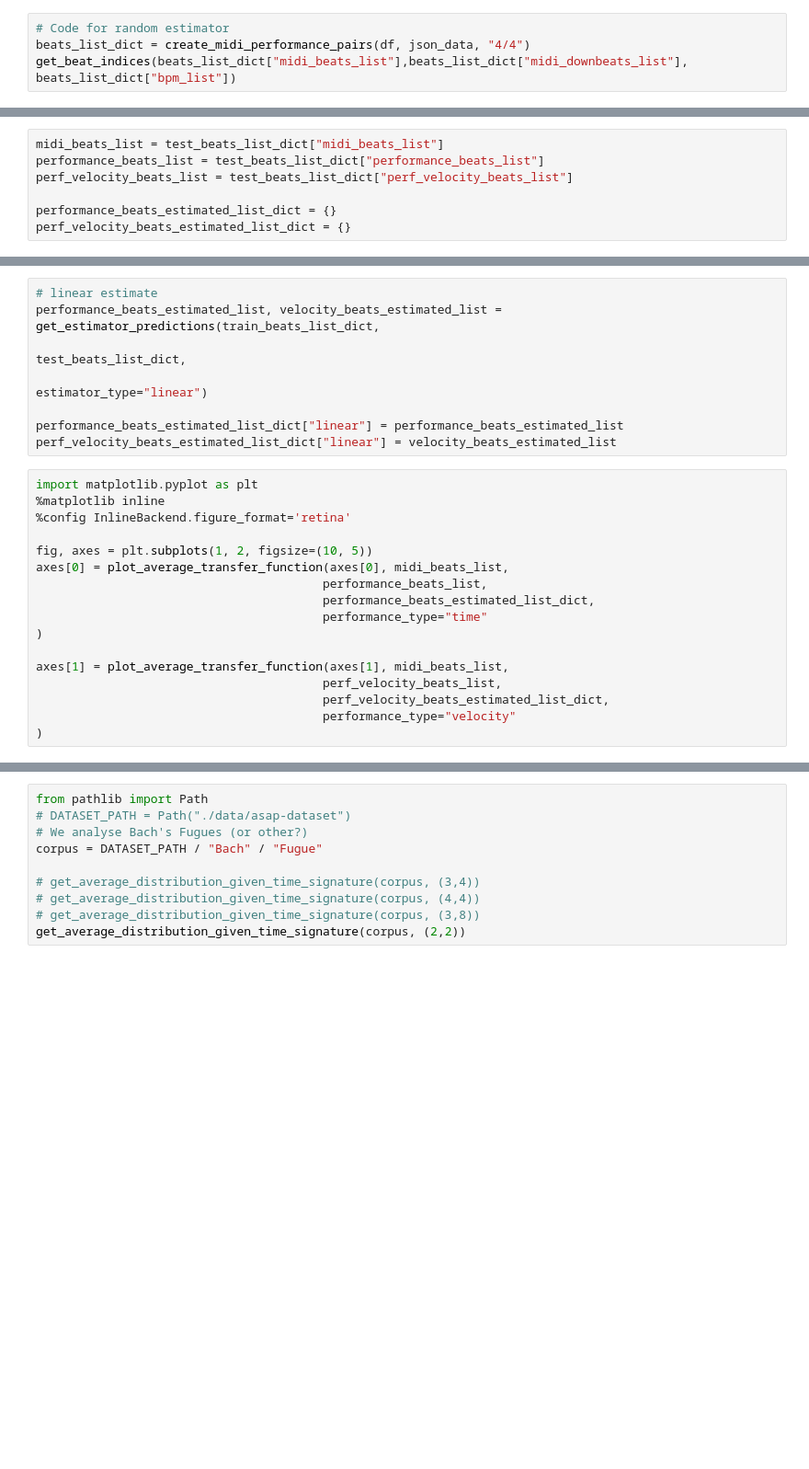
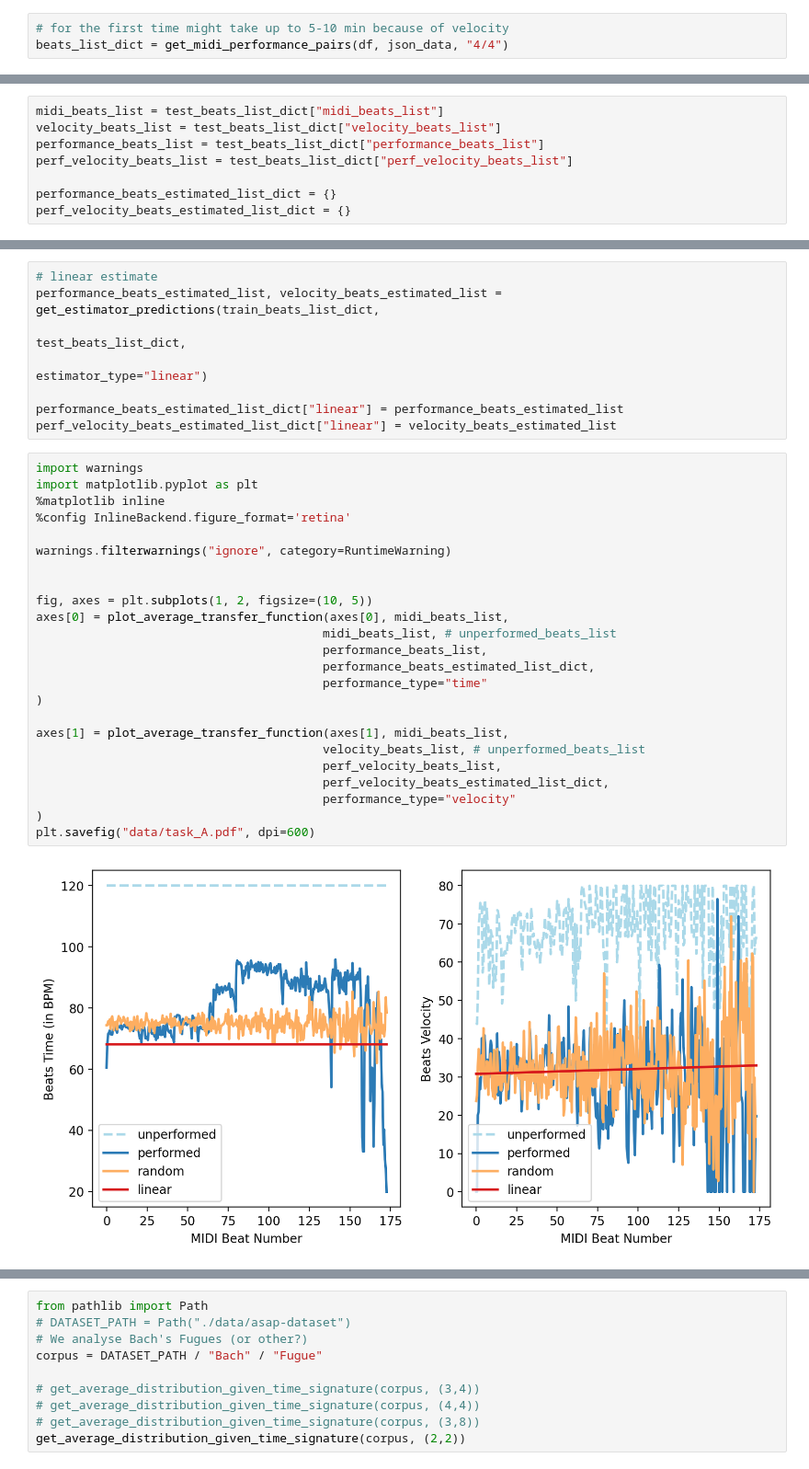
Before and after one commit to TalosSources/digital_musicology_homework_1, a Jupyter notebook: experiments.ipynb, the cells around one changed output, grey strips where cells are left out. Shown: that part at 92% size. Drawn from its saved outputs; the diff is of its cells as text; blank space fills up the shorter version.

Commit message:
Estimator and plot update

```diff
--- a/experiments.ipynb
+++ b/experiments.ipynb
@@ -21,5 +28,4 @@ df.head(100)
 # %%
-# Code for random estimator
-beats_list_dict = create_midi_performance_pairs(df, json_data, "4/4")
-get_beat_indices(beats_list_dict["midi_beats_list"],beats_list_dict["midi_downbeats_list"], beats_list_dict["bpm_list"])
+# for the first time might take up to 5-10 min because of velocity
+beats_list_dict = get_midi_performance_pairs(df, json_data, "4/4")
 # %%
@@ -30,5 +37,6 @@ train_beats_list_dict, test_beats_list_dict = train_test_split(beats_list_dict,
 # %%
 midi_beats_list = test_beats_list_dict["midi_beats_list"]
+velocity_beats_list = test_beats_list_dict["velocity_beats_list"]
 performance_beats_list = test_beats_list_dict["performance_beats_list"]
 perf_velocity_beats_list = test_beats_list_dict["perf_velocity_beats_list"]
 
@@ -51,19 +59,28 @@ performance_beats_estimated_list, velocity_beats_estimated_list = get_estimator_
 performance_beats_estimated_list_dict["linear"] = performance_beats_estimated_list
 perf_velocity_beats_estimated_list_dict["linear"] = velocity_beats_estimated_list
 # %%
+import warnings
 import matplotlib.pyplot as plt
 %matplotlib inline
 %config InlineBackend.figure_format='retina'
 
+warnings.filterwarnings("ignore", category=RuntimeWarning)
+
+
 fig, axes = plt.subplots(1, 2, figsize=(10, 5))
 axes[0] = plot_average_transfer_function(axes[0], midi_beats_list,
+                                        midi_beats_list, # unperformed_beats_list
                                         performance_beats_list,
                                         performance_beats_estimated_list_dict,
                                         performance_type="time"
 )
 
 axes[1] = plot_average_transfer_function(axes[1], midi_beats_list,
+                                        velocity_beats_list, # unperformed_beats_list
                                         perf_velocity_beats_list,
                                         perf_velocity_beats_estimated_list_dict,
                                         performance_type="velocity"
 )
+plt.savefig("data/task_A.pdf", dpi=600)
+# %% [output]
+[figure, added]
```
Also changed, not shown: parts of 6 cells of this notebook, 7 other files.
